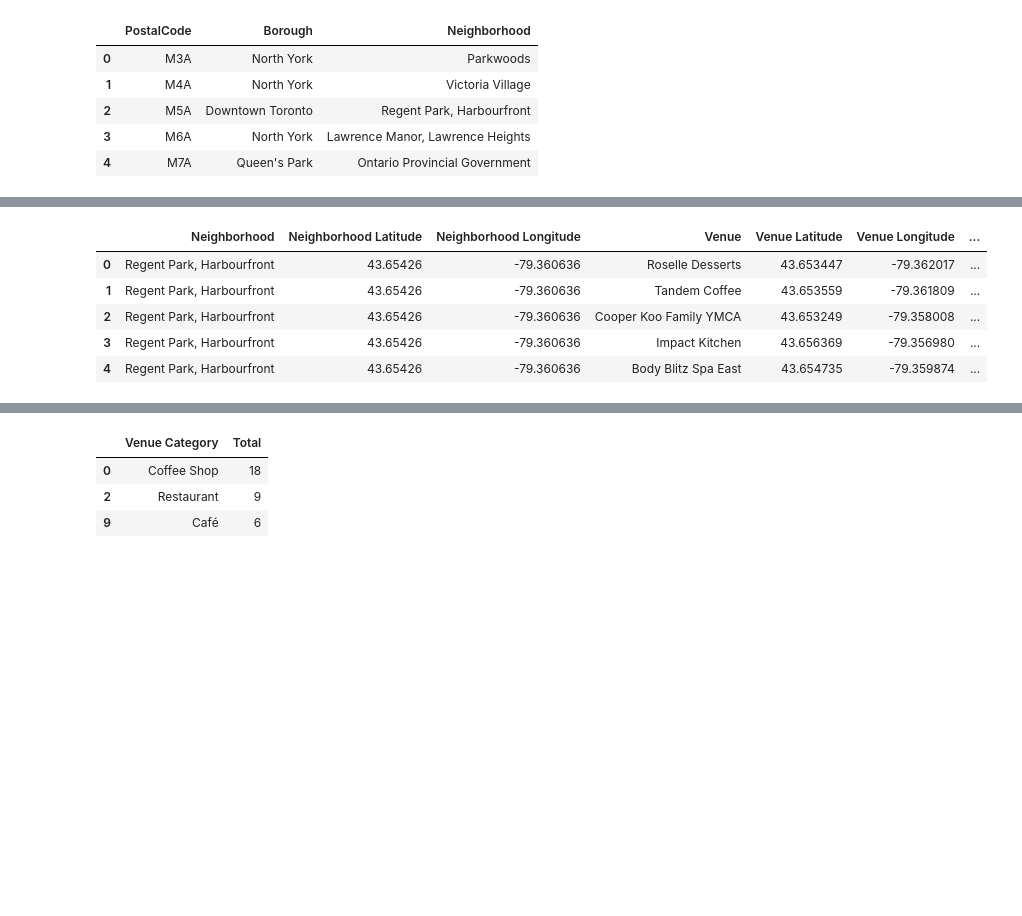
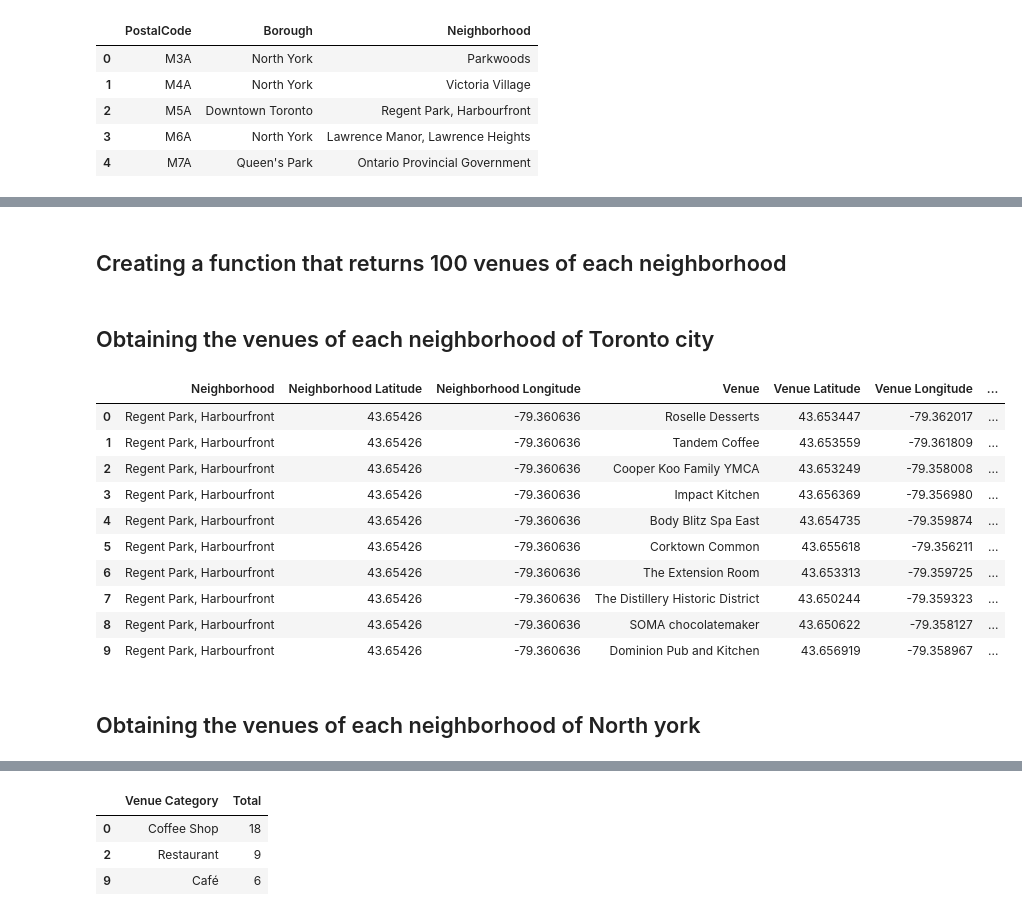
Before and after one commit to fazla95/Coursera_Capstone, a Jupyter notebook: Final_Project.ipynb, the cells around one changed output, grey strips where cells are left out. Cells and saved outputs as stored; diff of their text form; code cells hidden in the pictures; blank space fills up the shorter version.

```diff
--- a/Final_Project.ipynb
+++ b/Final_Project.ipynb
@@ -88,4 +99,9 @@ index_toronto = []
 for i, borough in enumerate (df['Borough']):
     if 'Toronto' in borough :
         index_toronto.append(i)
+
 toronto = df.iloc[index_toronto]
+
+toronto.reset_index(drop=True, inplace=True)
+
+toronto.head(10)
@@ -99,3 +146,5 @@ north_york = df.iloc[index_north_york]
+# %% [markdown]
+## Creating a function that returns 100 venues of each neighborhood
 # %%
 def getNearbyVenues(names, latitudes, longitudes, radius=500):
 
@@ -140,16 +192,25 @@ radius = 500
+# %% [markdown]
+## Obtaining the venues of each neighborhood of Toronto city
 # %%
 toronto_venues = getNearbyVenues(names=toronto['Neighborhood'],
                                    latitudes=toronto['Latitude'],
                                    longitudes=toronto['Longitude'])
 # %%
-toronto_venues.head()
+toronto_venues.head(10)
 # %% [output]
 |  | Neighborhood | Neighborhood Latitude | Neighborhood Longitude | Venue | Venue Latitude | Venue Longitude | ... |
 | 0 | Regent Park, Harbourfront | 43.65426 | -79.360636 | Roselle Desserts | 43.653447 | -79.362017 | ... |
 | 1 | Regent Park, Harbourfront | 43.65426 | -79.360636 | Tandem Coffee | 43.653559 | -79.361809 | ... |
 | 2 | Regent Park, Harbourfront | 43.65426 | -79.360636 | Cooper Koo Family YMCA | 43.653249 | -79.358008 | ... |
 | 3 | Regent Park, Harbourfront | 43.65426 | -79.360636 | Impact Kitchen | 43.656369 | -79.356980 | ... |
 | 4 | Regent Park, Harbourfront | 43.65426 | -79.360636 | Body Blitz Spa East | 43.654735 | -79.359874 | ... |
+| 5 | Regent Park, Harbourfront | 43.65426 | -79.360636 | Corktown Common | 43.655618 | -79.356211 | ... |
+| 6 | Regent Park, Harbourfront | 43.65426 | -79.360636 | The Extension Room | 43.653313 | -79.359725 | ... |
+| 7 | Regent Park, Harbourfront | 43.65426 | -79.360636 | The Distillery Historic District | 43.650244 | -79.359323 | ... |
+| 8 | Regent Park, Harbourfront | 43.65426 | -79.360636 | SOMA chocolatemaker | 43.650622 | -79.358127 | ... |
+| 9 | Regent Park, Harbourfront | 43.65426 | -79.360636 | Dominion Pub and Kitchen | 43.656919 | -79.358967 | ... |
+# %% [markdown]
+## Obtaining the venues of each neighborhood of North york
 # %%
 north_york_venues = getNearbyVenues(names=north_york['Neighborhood'],
                                    latitudes=north_york['Latitude'],
```
Also changed, not shown: parts of 39 cells of this notebook.
